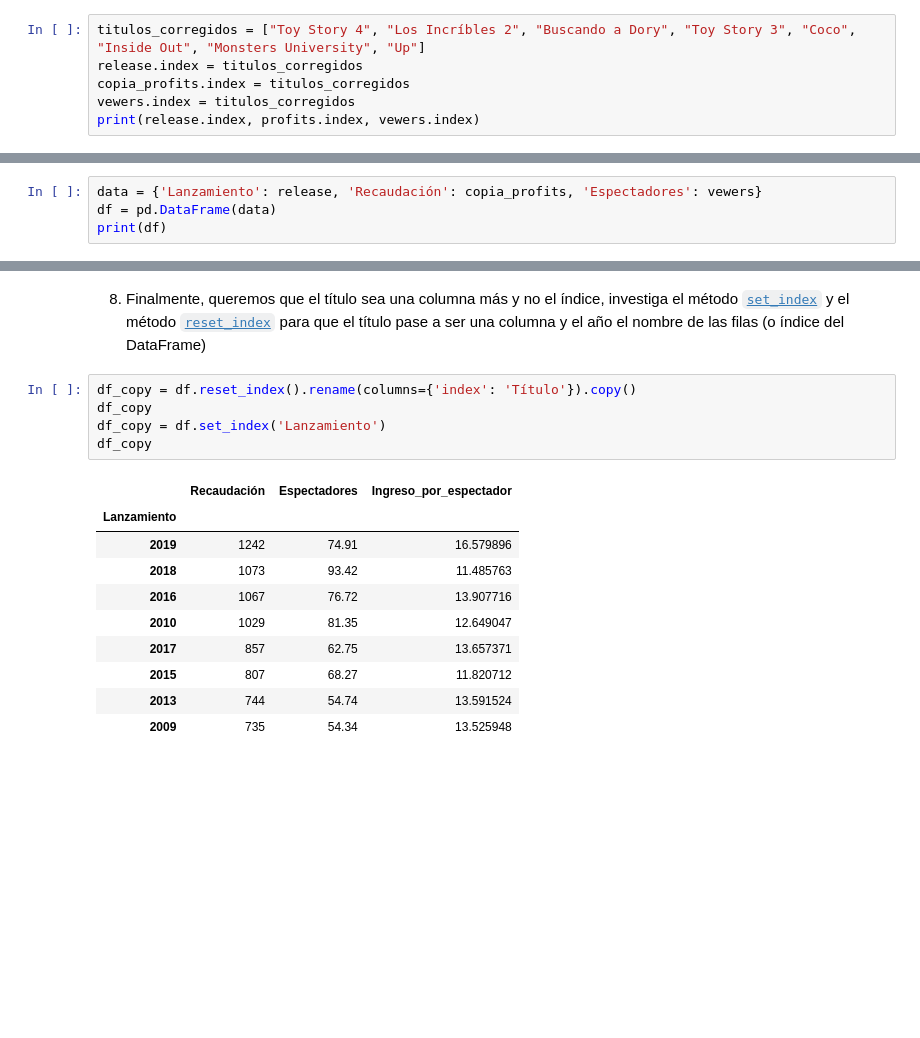
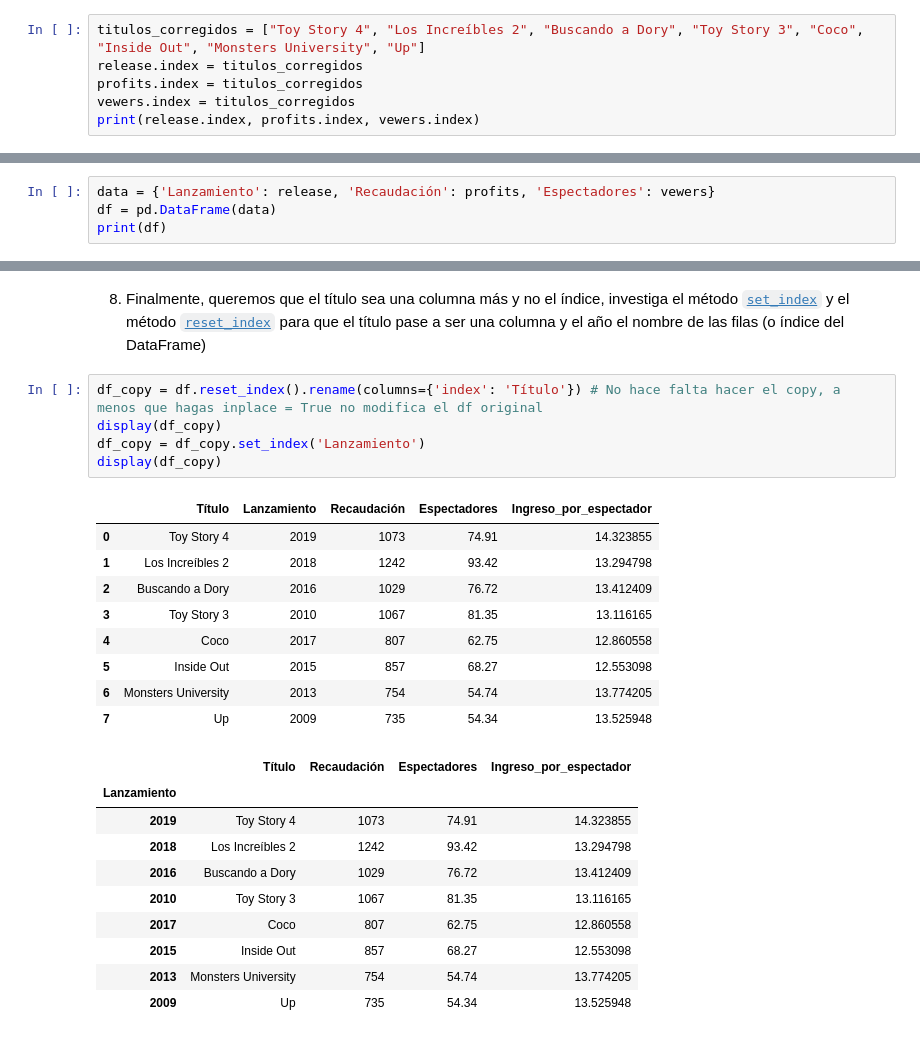
Before and after one commit to OKy9413/ONLINE_DS_THEBRIDGE_EXERSISES, a Jupyter notebook: 02_Programacion_y_Herramientas_Avanzadas/Sprint_04/Unidad_01/Practica_Obligatoria/18_Practica_Obligatoria_Pandas_I.ipynb, the cells around one changed output, grey strips where cells are left out. Saved outputs shown, nothing was run; the diff lists cells and outputs as text; blank space fills up the shorter version.

```diff
--- a/02_Programacion_y_Herramientas_Avanzadas/Sprint_04/Unidad_01/Practica_Obligatoria/18_Practica_Obligatoria_Pandas_I.ipynb
+++ b/02_Programacion_y_Herramientas_Avanzadas/Sprint_04/Unidad_01/Practica_Obligatoria/18_Practica_Obligatoria_Pandas_I.ipynb
@@ -126,9 +126,9 @@ print(profits['Monsters University'])
 # %% [output]
 754
 # %%
-titulos_corregidos = ["Toy Story 4", "Los Incríbles 2", "Buscando a Dory", "Toy Story 3", "Coco", "Inside Out", "Monsters University", "Up"]
+titulos_corregidos = ["Toy Story 4", "Los Increíbles 2", "Buscando a Dory", "Toy Story 3", "Coco", "Inside Out", "Monsters University", "Up"]
 release.index = titulos_corregidos
-copia_profits.index = titulos_corregidos
+profits.index = titulos_corregidos
 vewers.index = titulos_corregidos
 print(release.index, profits.index, vewers.index)
 # %% [output]
@@ -144,7 +144,7 @@ Index(['Toy Story 4', 'Los Incríbles 2', 'Buscando a Dory', 'Toy Story 3',
 # %% [markdown]
 1. Crea un `DataFrame` con las series anteriores, ya corregidas, como columnas (usando la serie ordenada de recaudaciones) y que cómo indice de filas tenga las películas.
 # %%
-data = {'Lanzamiento': release, 'Recaudación': copia_profits, 'Espectadores': vewers}
+data = {'Lanzamiento': release, 'Recaudación': profits, 'Espectadores': vewers}
 df = pd.DataFrame(data)
 print(df)
 # %% [output]
@@ -228,18 +240,27 @@ df.sort_values(by = 'Recaudación', ascending=False)
 # %% [markdown]
 8. Finalmente, queremos que el título sea una columna más y no el índice, investiga el método [`set_index`](https://pandas.pydata.org/docs/reference/api/pandas.DataFrame.set_index.html) y el método [`reset_index`](https://pandas.pydata.org/docs/reference/api/pandas.DataFrame.reset_index.html) para que el título pase a ser una columna y el año el nombre de las filas (o índice del DataFrame)
 # %%
-df_copy = df.reset_index().rename(columns={'index': 'Título'}).copy()
-df_copy
-df_copy = df.set_index('Lanzamiento')
-df_copy
+df_copy = df.reset_index().rename(columns={'index': 'Título'}) # No hace falta hacer el copy, a menos que hagas inplace = True no modifica el df original
+display(df_copy)
+df_copy = df_copy.set_index('Lanzamiento')
+display(df_copy)
 # %% [output]
-|  | Recaudación | Espectadores | Ingreso_por_espectador |
-| Lanzamiento |  |  |  |
-| 2019 | 1242 | 74.91 | 16.579896 |
-| 2018 | 1073 | 93.42 | 11.485763 |
-| 2016 | 1067 | 76.72 | 13.907716 |
-| 2010 | 1029 | 81.35 | 12.649047 |
-| 2017 | 857 | 62.75 | 13.657371 |
-| 2015 | 807 | 68.27 | 11.820712 |
-| 2013 | 744 | 54.74 | 13.591524 |
-| 2009 | 735 | 54.34 | 13.525948 |
+|  | Título | Lanzamiento | Recaudación | Espectadores | Ingreso_por_espectador |
+| 0 | Toy Story 4 | 2019 | 1073 | 74.91 | 14.323855 |
+| 1 | Los Increíbles 2 | 2018 | 1242 | 93.42 | 13.294798 |
+| 2 | Buscando a Dory | 2016 | 1029 | 76.72 | 13.412409 |
+| 3 | Toy Story 3 | 2010 | 1067 | 81.35 | 13.116165 |
+| 4 | Coco | 2017 | 807 | 62.75 | 12.860558 |
+| 5 | Inside Out | 2015 | 857 | 68.27 | 12.553098 |
+| 6 | Monsters University | 2013 | 754 | 54.74 | 13.774205 |
+| 7 | Up | 2009 | 735 | 54.34 | 13.525948 |
+|  | Título | Recaudación | Espectadores | Ingreso_por_espectador |
+| Lanzamiento |  |  |  |  |
+| 2019 | Toy Story 4 | 1073 | 74.91 | 14.323855 |
+| 2018 | Los Increíbles 2 | 1242 | 93.42 | 13.294798 |
+| 2016 | Buscando a Dory | 1029 | 76.72 | 13.412409 |
+| 2010 | Toy Story 3 | 1067 | 81.35 | 13.116165 |
+| 2017 | Coco | 807 | 62.75 | 12.860558 |
+| 2015 | Inside Out | 857 | 68.27 | 12.553098 |
+| 2013 | Monsters University | 754 | 54.74 | 13.774205 |
+| 2009 | Up | 735 | 54.34 | 13.525948 |
```
Also changed, not shown: parts of 7 cells of this notebook.
